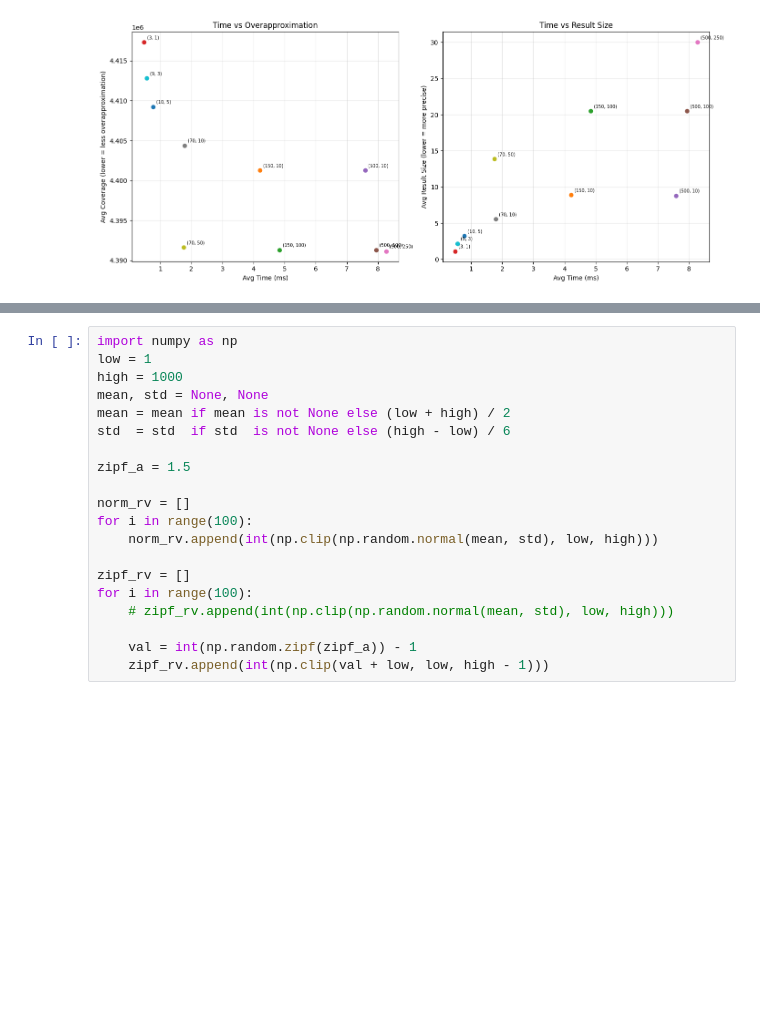
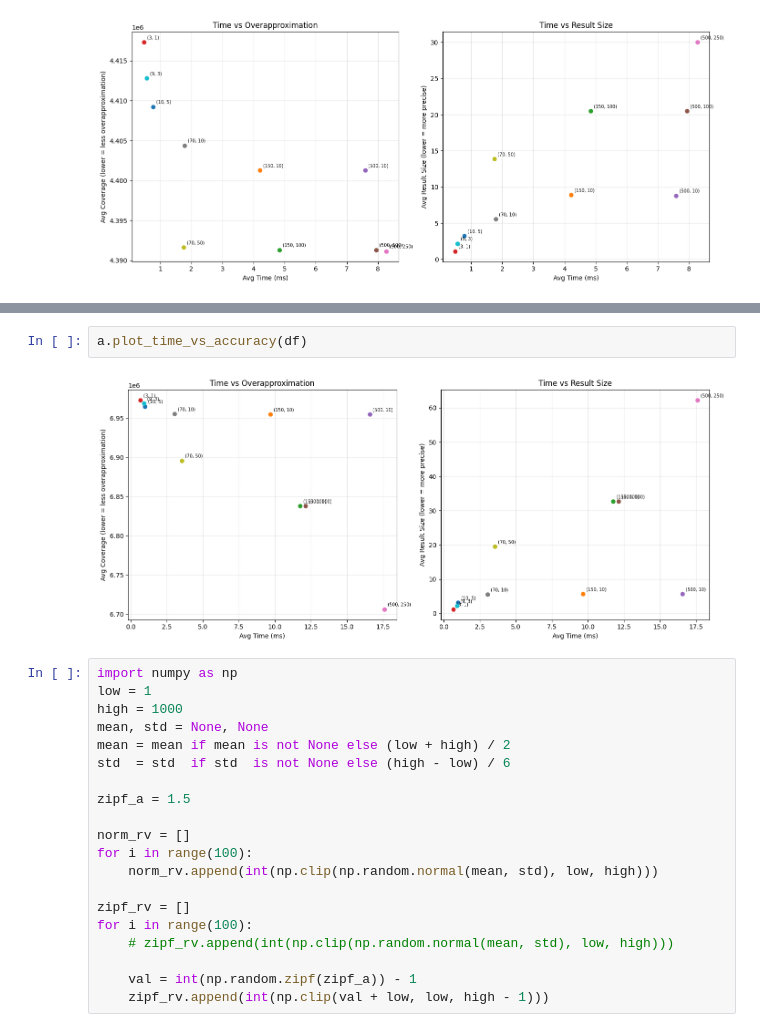
Before and after one commit to asxvi/uadb, a Jupyter notebook: experimentRunner/notebooks/Untitled1.ipynb, the cells around one changed output, grey strips where cells are left out. Cells and saved outputs as stored; diff of their text form; blank space fills up the shorter version.

```diff
--- a/experimentRunner/notebooks/Untitled1.ipynb
+++ b/experimentRunner/notebooks/Untitled1.ipynb
@@ -245,3 +257,7 @@ a.plot_time_vs_accuracy(df)
+# %%
+a.plot_time_vs_accuracy(df)
+# %% [output]
+[figure, added]
 # %%
 import numpy as np
 low = 1
```
Also changed, not shown: parts of 6 cells of this notebook, 5 other files.
